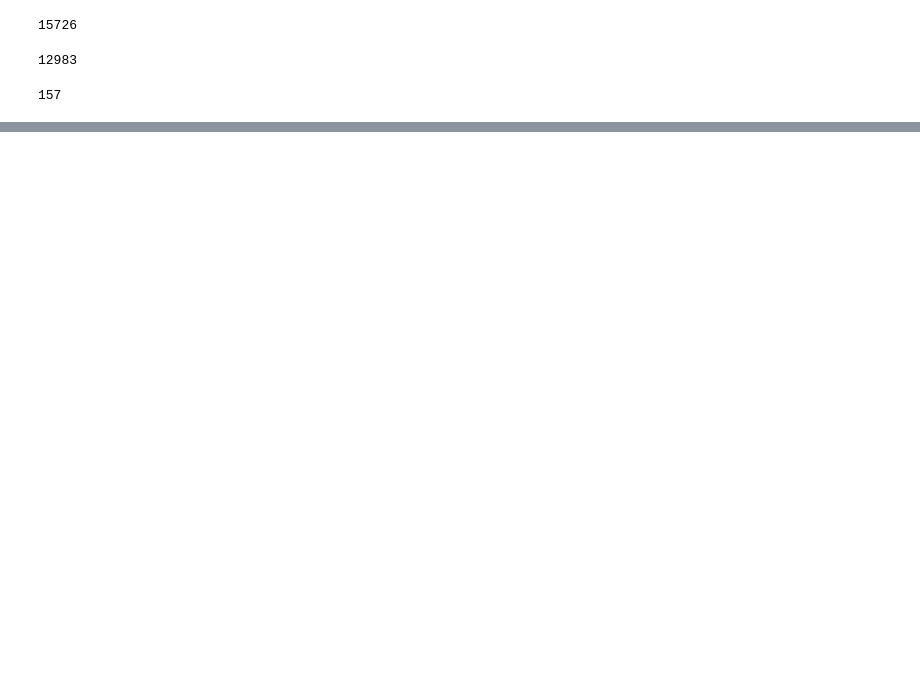
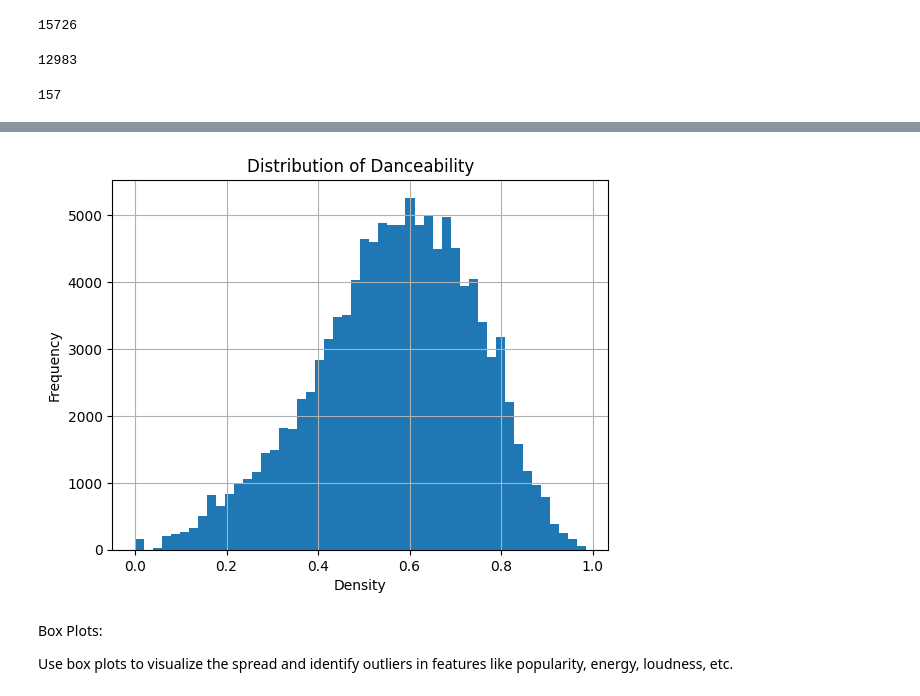
Before and after one commit to CC-Sev/spotify_analysis, a Jupyter notebook: eda.ipynb, the cells around one changed output, grey strips where cells are left out. Drawn from its saved outputs; the diff is of its cells as text; code cells hidden in the pictures; blank space fills up the shorter version.

Commit message:
finished correlation and scatter

```diff
--- a/eda.ipynb
+++ b/eda.ipynb
@@ -141,3 +141,6 @@ df.shape
 Now the data is clean of any duplicates and nulls. We can save a clean version of the data in a separate csv file. Then we can begin to perform our EDA.
 # %%
 df.to_csv('spotify_db.csv')
+# %%
+df = pd.read_csv('spotify_db.csv')
+df.head()
@@ -177,0 +288,12 @@ Creating plots and graphs like histograms, scatter plots, box plots, and bar cha
+# %%
+df['danceability'].hist(bins=50)
+plt.title('Distribution of Danceability')
+plt.xlabel('Density')
+plt.ylabel('Frequency')
+plt.show()
+# %% [output]
+[figure, added]
+# %% [markdown]
+Box Plots:
+
+Use box plots to visualize the spread and identify outliers in features like popularity, energy, loudness, etc.
```
Also changed, not shown: parts of 32 cells of this notebook.
